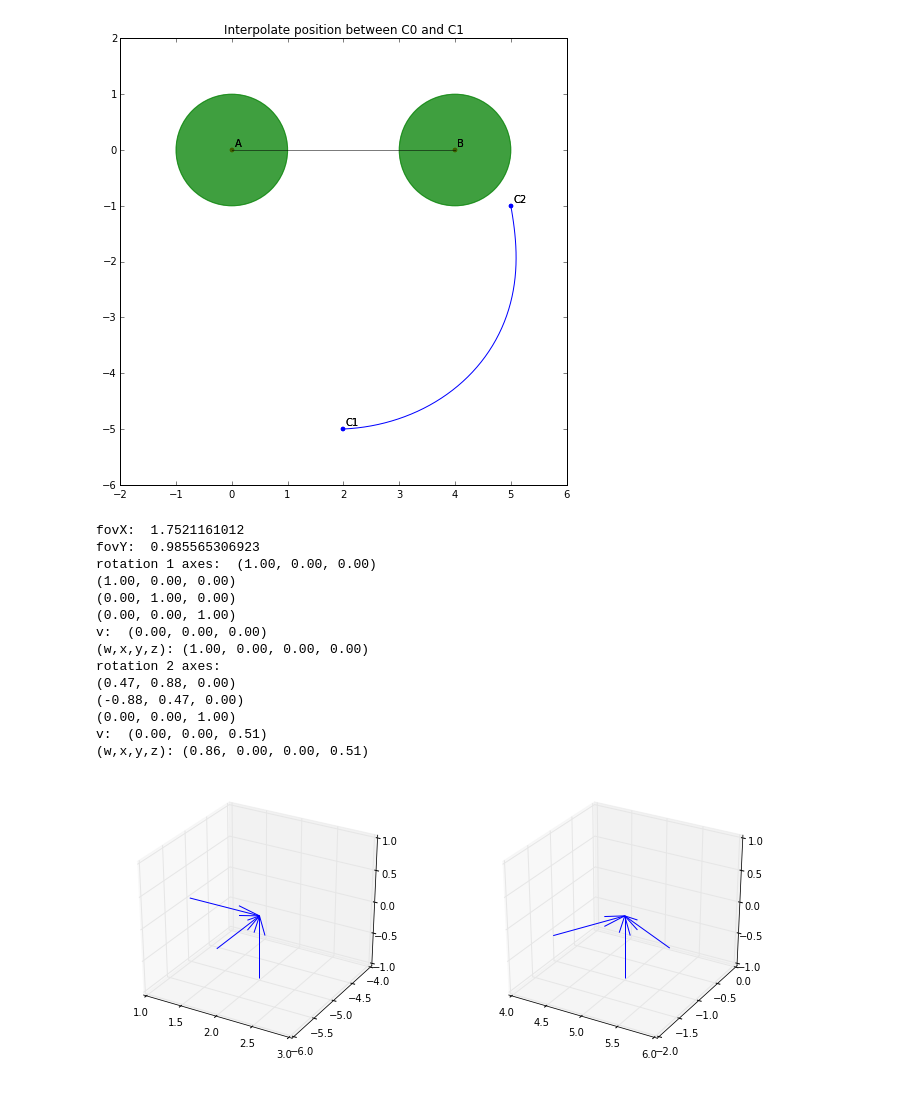
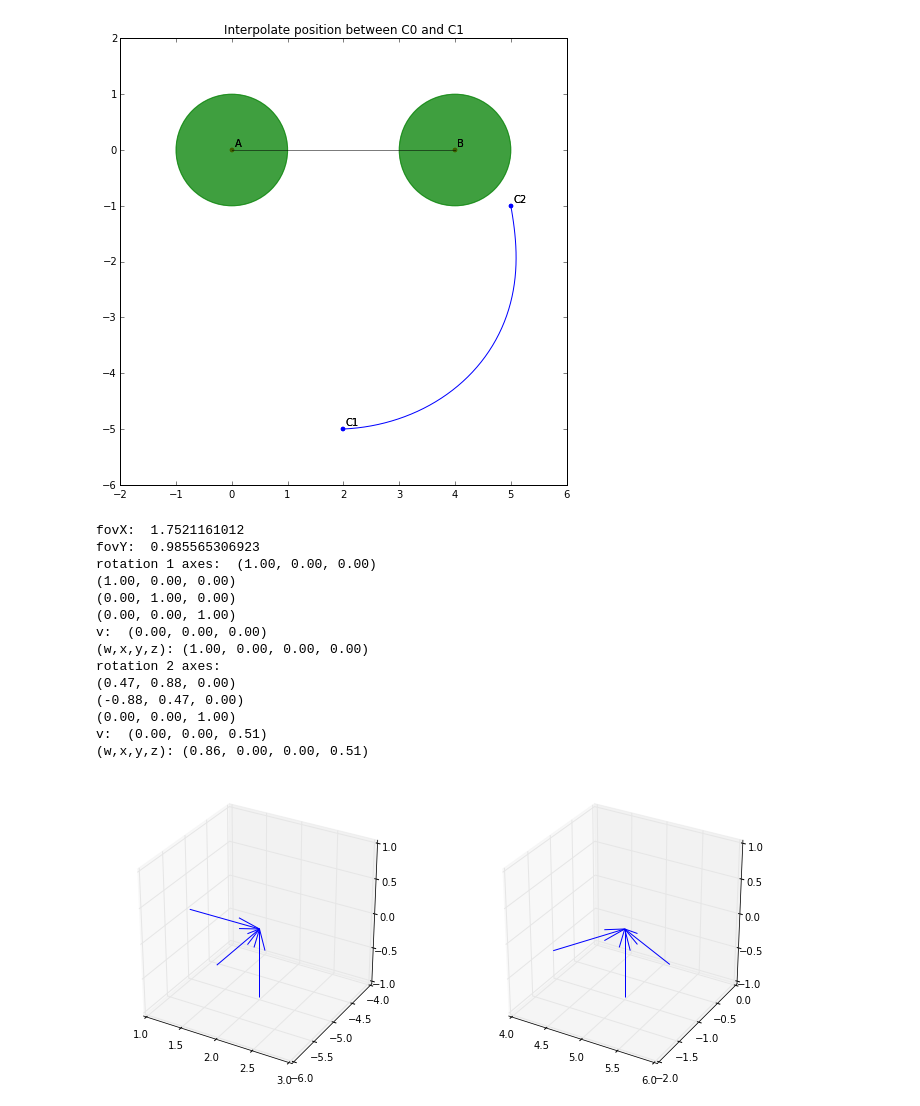
Before and after one commit to njoubert/spooky, a Jupyter notebook: experiments/ipython/10 - JE - Orientation Interpolation.ipynb, the cells around one changed output. Saved outputs shown, nothing was run; the diff lists cells and outputs as text; code cells hidden in the pictures.

Commit message:
draw orientation vectors

```diff
--- a/experiments/ipython/10 - JE - Orientation Interpolation.ipynb
+++ b/experiments/ipython/10 - JE - Orientation Interpolation.ipynb
@@ -107,14 +107,6 @@ fovY_1 = toric.RadianPi(fovX_1.valueRadians() / aspect)
 
 print "fovX: ", fovX_1.valueRadians()
 print "fovY: ", fovY_1.valueRadians()
-
-SA_2 = toric.Vector2(-0.33, 0.33)
-SB_2 = toric.Vector2(0.4, 0)
-fovX_2 = fovX_1
-fovY_2 = fovY_1
-
-rotation_1 = toric.Toric3_ComputeOrientationForTwoTargets(C_1, SA_1, SB_1, PA_1, PB_1, fovX_1, fovY_1)
-rotation_2 = toric.Toric3_ComputeOrientationForTwoTargets(C_2, SA_1, SB_1, PA_1, PB_1, fovX_1, fovY_1)
 
 matrix_1 = toric.Matrix3()
 rotation_1.ToRotationMatrix(matrix_1)
@@ -142,7 +134,7 @@ from mpl_toolkits.mplot3d import Axes3D
 pylab.rcParams['figure.figsize'] = 12, 16
 from matplotlib import gridspec
 
-gs = gridspec.GridSpec(2, 2, width_ratios=[1,1], height_ratios=[1,1,1])
+gs = gridspec.GridSpec(1, 2, width_ratios=[1,1], height_ratios=[1,1,1])
 fig = plt.figure()
 f1 = fig.add_subplot(gs[0], projection='3d')
 f2 = fig.add_subplot(gs[1], projection='3d')
@@ -158,34 +150,34 @@ f1.set_xlim([C_1.x()-1,C_1.x()+1])
 f1.set_ylim([C_1.y()-1,C_1.y()+1])
 f1.set_zlim([C_1.z()-1,C_1.z()+1])
 
 soa_2 = np.array( [[C_2.x(), C_2.y(), C_2.z(), rotation_2.xAxis().x(), rotation_2.xAxis().y(), rotation_2.xAxis().z()],
                    [C_2.x(), C_2.y(), C_2.z(), rotation_2.yAxis().x(), rotation_2.yAxis().y(), rotation_2.yAxis().z()],
                    [C_2.x(), C_2.y(), C_2.z(), rotation_2.zAxis().x(), rotation_2.zAxis().y(), rotation_2.zAxis().z()]])
 
 X_2,Y_2,Z_2,U_2,V_2,W_2 = zip(*soa_2)
 f2.quiver(X_2,Y_2,Z_2,U_2,V_2,W_2)
 
 f2.set_xlim([C_2.x()-1,C_2.x()+1])
 f2.set_ylim([C_2.y()-1,C_2.y()+1])
 f2.set_zlim([C_2.z()-1,C_2.z()+1])
 
 plt.show()
 # %% [output]
 fovX:  1.7521161012
 fovY:  0.985565306923
 rotation 1 axes:  (1.00, 0.00, 0.00)
 (1.00, 0.00, 0.00)
 (0.00, 1.00, 0.00)
 (0.00, 0.00, 1.00)
 v:  (0.00, 0.00, 0.00)
 (w,x,y,z): (1.00, 0.00, 0.00, 0.00)
 rotation 2 axes:
 (0.47, 0.88, 0.00)
 (-0.88, 0.47, 0.00)
 (0.00, 0.00, 1.00)
 v:  (0.00, 0.00, 0.51)
 (w,x,y,z): (0.86, 0.00, 0.00, 0.51)
-[figure, old version]
+[figure, new version]
 # %%
 gs = gridspec.GridSpec(2, 2, width_ratios=[1,1], height_ratios=[1,1,1])
 fig = plt.figure()
```
Also changed, not shown: parts of 3 cells of this notebook.
